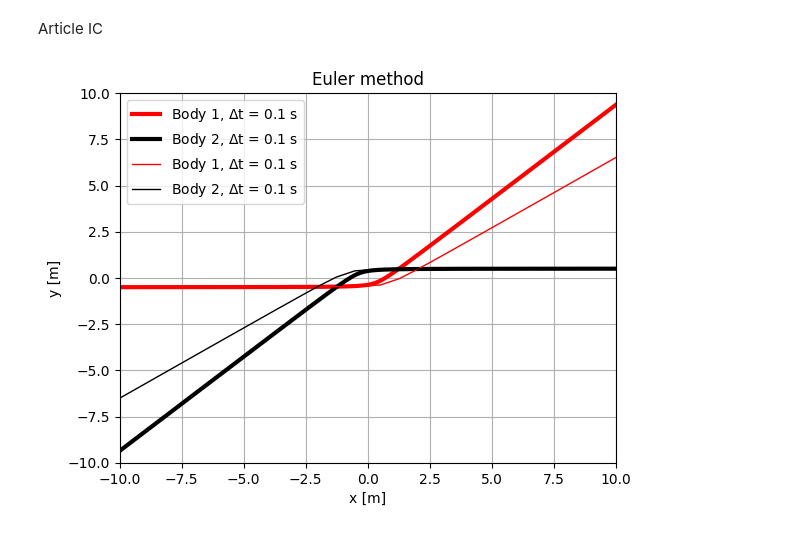
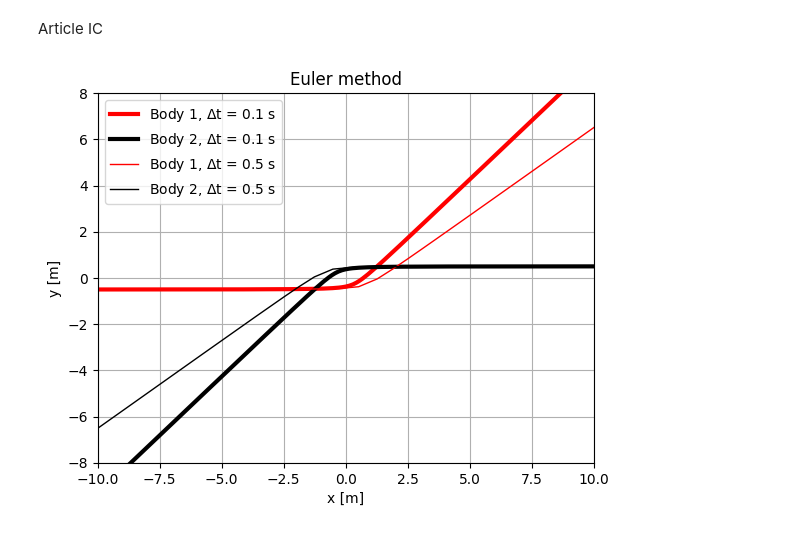
Before and after one commit to marcoboscato/celestial_mechanics, a Jupyter notebook: Homeworks/HW3/boscatomarco_hw3.ipynb, the cells around one changed output. Cells and saved outputs as stored; diff of their text form; code cells hidden in the pictures.

```diff
--- a/Homeworks/HW3/boscatomarco_hw3.ipynb
+++ b/Homeworks/HW3/boscatomarco_hw3.ipynb
@@ -23,6 +25,12 @@ def acceleration(r):
     a1 = Gm * r12 / np.linalg.norm(r12)**3
     a2 = Gm * r21 / np.linalg.norm(r21)**3
     return np.array([a1, a2]).flatten()
+# %%
+def energy(x, v, m):
+    r1, r2 = x[:2], x[2:]
+    v1, v2 = v[:2], v[2:]
+    r12 = r2 - r1
+    return 0.5*m*(np.linalg.norm(v1)**2 + np.linalg.norm(v2)**2) - (G*m**2.)/(np.linalg.norm(r12))
 # %%
 def Euler_method(x, v, t):
     r = x + v*t
@@ -31,38 +39,46 @@ def Euler_method(x, v, t):
     return r, v
 # %%
 def Euler_integrator(x, v, max_iter, tol, h):
+    t = 0.
     x_list = [x]
     v_list = [v]
+    energy_list = [energy(x, v, mass)]
+    time_list = [t]
 
     x_new, v_new = Euler_method(x, v, h)
     x_list.append(x_new)
     v_list.append(v_new)
+    energy_list.append(energy(x_new, v_new, mass))
+    time_list.append(t + h)
+
     iter = 0
 
     while (np.linalg.norm(x_list[-1] - x_list[-2]) > tol and iter<=max_iter):
         x_new, v_new = Euler_method(x_list[-1], v_list[-1], h)
         x_list.append(x_new)
         v_list.append(v_new)
+        energy_list.append(energy(x_new, v_new, mass))
+        time_list.append(time_list[-1] + h)
         iter += 1
-    return np.array(x_list), np.array(v_list)
+    return np.array(x_list), np.array(v_list), np.array(energy_list), np.array(time_list)
 # %%
-integrated_pos, integrated_vel = Euler_integrator(pos.flatten(), vel.flatten(), 1000, 1e-6, 1e-1)
+integrated_pos, integrated_vel, system_energy, time = Euler_integrator(pos.flatten(), vel.flatten(), 1000, 1e-6, 1e-1)
 
 # with larger time step
-integrated_pos_2, integrated_vel_2 = Euler_integrator(pos.flatten(), vel.flatten(), 1000, 1e-6, 5e-1)
+integrated_pos_2, integrated_vel_2, system_energy_2, time_2 = Euler_integrator(pos.flatten(), vel.flatten(), 1000, 1e-6, 5e-1)
 # %%
 # plot the results
 plt.figure()
 plt.title('Euler method')
 plt.plot(integrated_pos[:,0], integrated_pos[:,1], 'r', label='Body 1, $\Delta$t = 0.1 s', linewidth=3)
 plt.plot(integrated_pos[:,2], integrated_pos[:,3], 'black', label='Body 2, $\Delta$t = 0.1 s', linewidth=3)
-plt.plot(integrated_pos_2[:,0], integrated_pos_2[:,1], 'r', label='Body 1, $\Delta$t = 0.1 s', linewidth=1)
-plt.plot(integrated_pos_2[:,2], integrated_pos_2[:,3], 'black', label='Body 2, $\Delta$t = 0.1 s', linewidth=1)
+plt.plot(integrated_pos_2[:,0], integrated_pos_2[:,1], 'r', label='Body 1, $\Delta$t = 0.5 s', linewidth=1)
+plt.plot(integrated_pos_2[:,2], integrated_pos_2[:,3], 'black', label='Body 2, $\Delta$t = 0.5 s', linewidth=1)
 plt.xlabel('x [m]')
 plt.ylabel('y [m]')
 plt.legend()
 plt.xlim(-10, 10)
-plt.ylim(-10, 10)
+plt.ylim(-8, 8)
 plt.grid()
 # %% [output]
-[figure, old version]
+[figure, new version]
```
Also changed, not shown: parts of 14 cells of this notebook, 1 other file.
